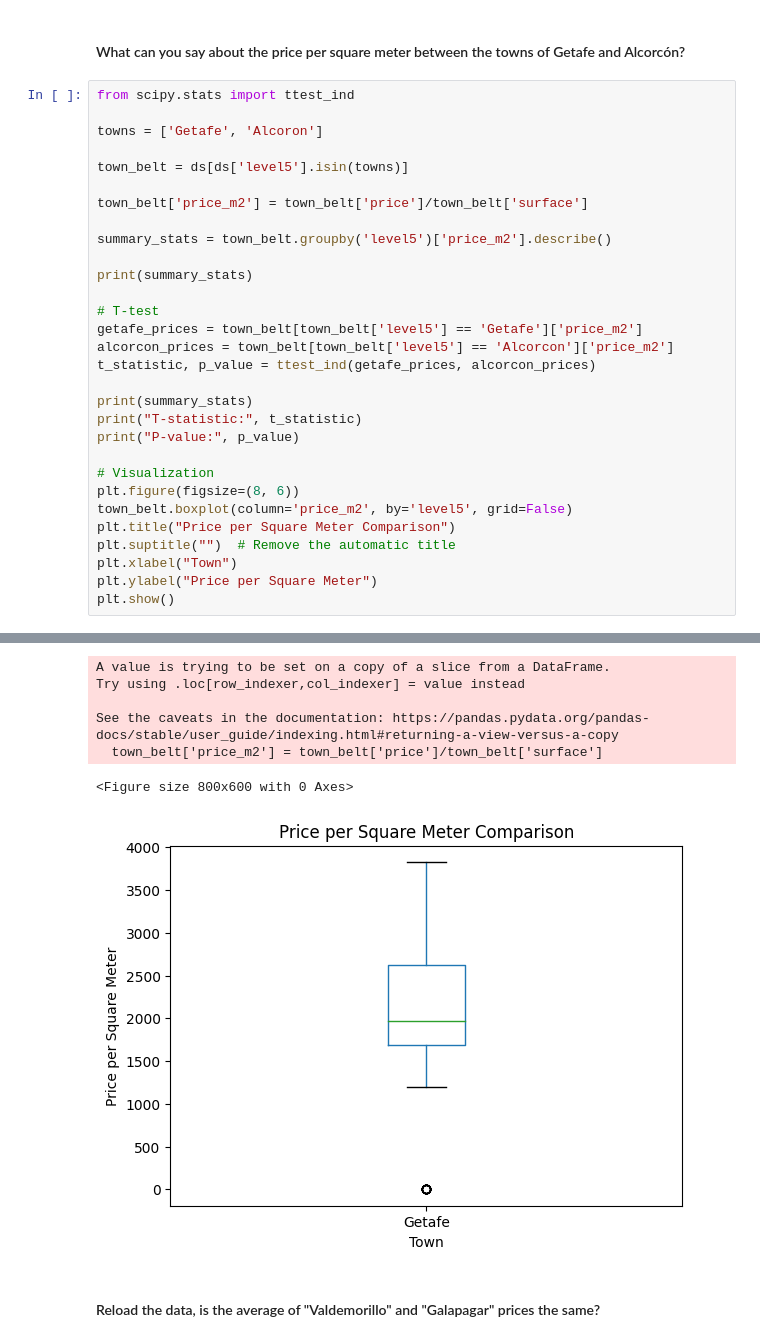
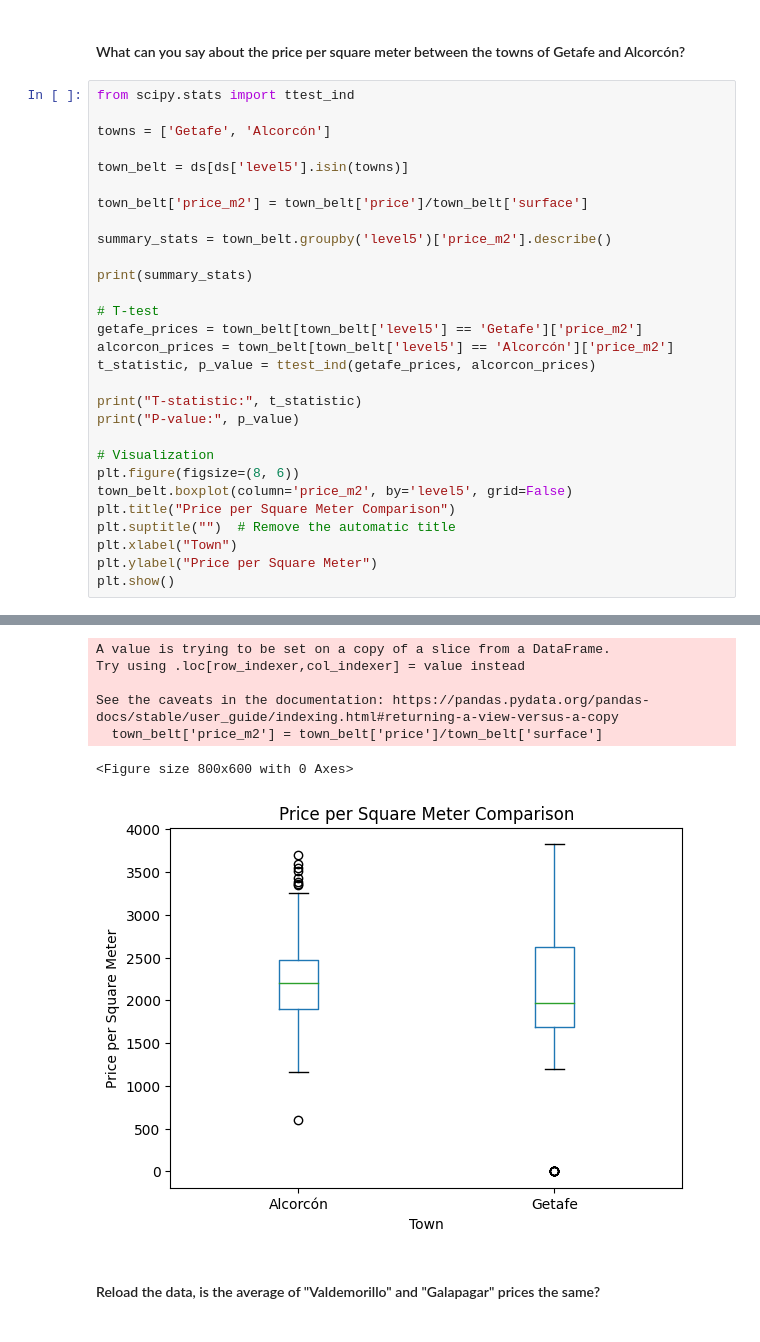
Before and after one commit to H0wl3r2001/realestate-datacleanup-exercise, a Jupyter notebook: project.ipynb, the cells around one changed output, grey strips where cells are left out. Drawn from its saved outputs; the diff is of its cells as text.

```diff
--- a/project.ipynb
+++ b/project.ipynb
@@ -297,7 +310,7 @@ Map(center=[60, -2.2], controls=(ZoomControl(options=['position', 'zoom_in_text'
 # %%
 from scipy.stats import ttest_ind
 
-towns = ['Getafe', 'Alcoron']
+towns = ['Getafe', 'Alcorcón']
 
 town_belt = ds[ds['level5'].isin(towns)]
 
@@ -309,10 +322,9 @@ print(summary_stats)
 
 # T-test
 getafe_prices = town_belt[town_belt['level5'] == 'Getafe']['price_m2']
-alcorcon_prices = town_belt[town_belt['level5'] == 'Alcorcon']['price_m2']
+alcorcon_prices = town_belt[town_belt['level5'] == 'Alcorcón']['price_m2']
 t_statistic, p_value = ttest_ind(getafe_prices, alcorcon_prices)
 
-print(summary_stats)
 print("T-statistic:", t_statistic)
 print("P-value:", p_value)
 
@@ -342,11 +349,11 @@ Getafe  2628.787879  3827.160494
 T-statistic: nan
 P-value: nan
 A value is trying to be set on a copy of a slice from a DataFrame.
 Try using .loc[row_indexer,col_indexer] = value instead
 
 See the caveats in the documentation: https://pandas.pydata.org/pandas-docs/stable/user_guide/indexing.html#returning-a-view-versus-a-copy
   town_belt['price_m2'] = town_belt['price']/town_belt['surface']
 <Figure size 800x600 with 0 Axes>
-[figure, old version]
+[figure, new version]
 # %% [markdown]
 #### Reload the data, is the average of "Valdemorillo" and "Galapagar" prices the same?
```
Also changed, not shown: parts of 12 cells of this notebook.
